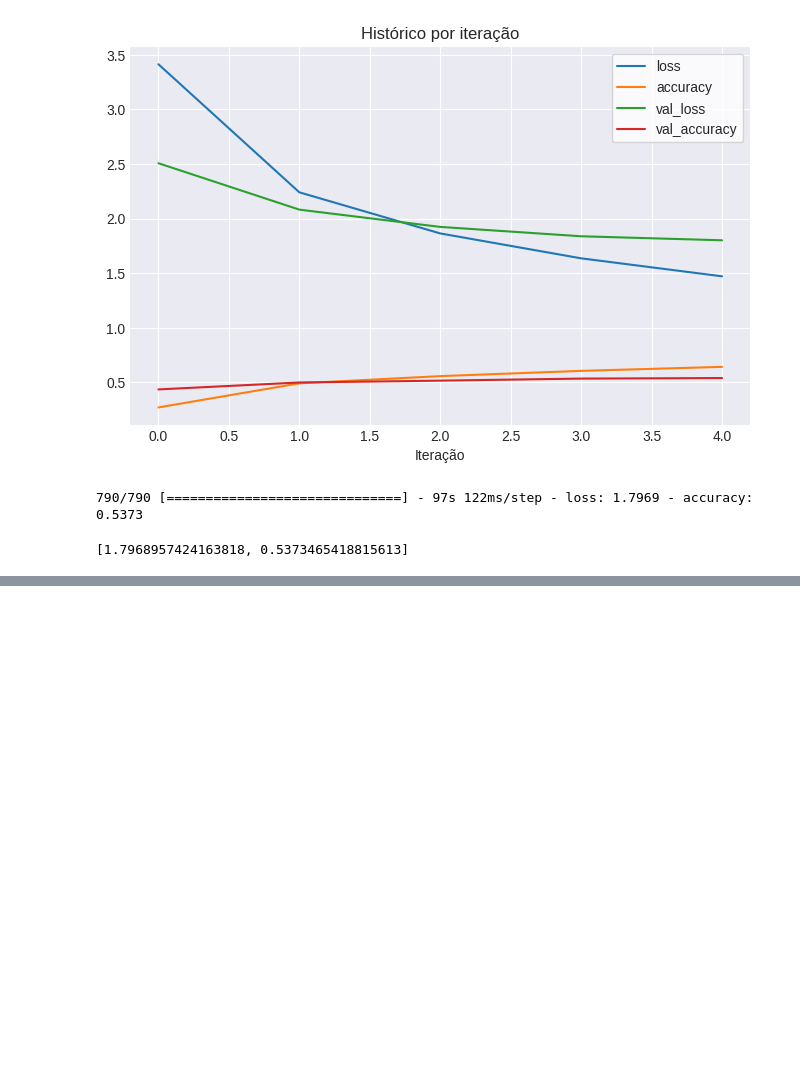
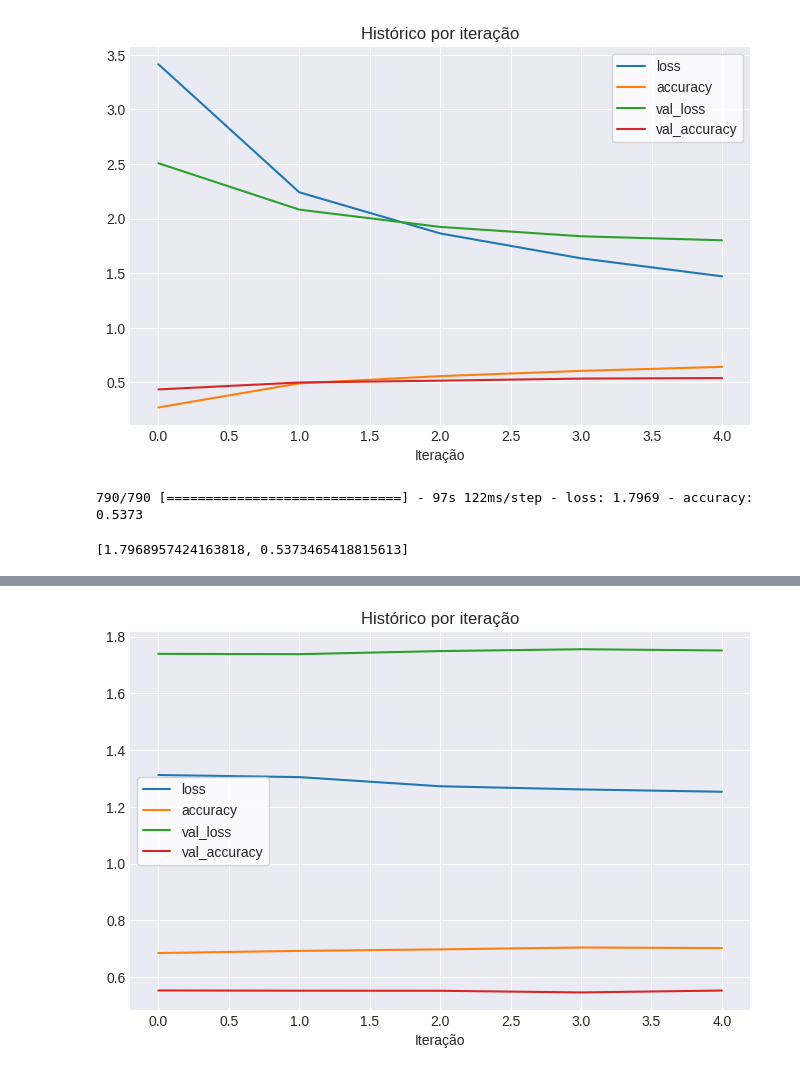
Before and after one commit to flohmannjr/tensorflow_curso, a Jupyter notebook: TensorFlow_TL3_Scaling_Up.ipynb, the cells around one changed output, grey strips where cells are left out. Saved outputs shown, nothing was run; the diff lists cells and outputs as text; code cells hidden in the pictures; blank space fills up the shorter version.

Commit message:
Add modelo 10% expandido ressintonizado

```diff
--- a/TensorFlow_TL3_Scaling_Up.ipynb
+++ b/TensorFlow_TL3_Scaling_Up.ipynb
@@ -34,8 +34,6 @@ TAMANHO_LOTE = 32
 FORMATO_IMAGEM = (224, 224)
 MODO_CLASSE = 'categorical'
 
-CAMINHO_CHECKPOINT = 'checkpoints/scaling_up'
-
 FORMATO_ENTRADA = FORMATO_IMAGEM + (3,)
 ATIVACAO = 'softmax'
 
@@ -44,8 +42,10 @@ METRICAS = ['accuracy']
 
 # OTIMIZADOR = 'Adam'
 # APRENDIZADO = 0.001
+APRENDIZADO_RESSINTONIZADO = 0.0001
 
 ITERACOES = 5
+ITERACOES_RESSINTONIZADAS = ITERACOES + 5
 # %% [markdown]
 ### Funções
 # %%
@@ -155,9 +146,7 @@ historico = modelo.fit(dados_treino_10,
                        steps_per_epoch=len(dados_treino_10),
                        validation_data=dados_teste,
                        validation_steps=int(0.15 + len(dados_teste)), # Apenas 15% da base de teste
-                       callbacks=[criar_callback_tensorboard(diretorio='scaling_up',
-                                                             experimento='modelo_10_expandido'),
-                                  callback_checkpoint],
+                       callbacks=[criar_callback_tensorboard(diretorio='scaling_up', experimento='modelo_10_expandido')],
                        verbose=1)
 # %% [output]
 Salvando log TensorBoard em: 'scaling_up/modelo_10_extendido/20230124-185254'.
@@ -188,0 +180,17 @@ validacao_original
+# %%
+# "Descongela" as últimas 5 camadas do modelo_base (EfficientNetB0).
+for layer in modelo_base.layers[-5:]:
+    layer.trainable = True
+
+modelo.compile(loss=PERDA,
+               optimizer=Adam(learning_rate=APRENDIZADO_RESSINTONIZADO),
+               metrics=METRICAS)
+# %%
+historico_ressintonizado = modelo.fit(dados_treino_10,
+                                     epochs=ITERACOES_RESSINTONIZADAS,
+                                     steps_per_epoch=len(dados_treino_10),
+                                     initial_epoch=len(historico.epoch),
+                                     validation_data=dados_teste,
+                                     validation_steps=int(0.15 * len(dados_teste)),
+                                     callbacks=[criar_callback_tensorboard(diretorio='scaling_up', experimento='modelo_10_expandido_ressintonizado')],
+                                     verbose=1)
@@ -188,0 +209,4 @@ validacao_original
+# %%
+grafico_historico_por_iteracao(historico_ressintonizado)
+# %% [output]
+[figure, added]
```
Also changed, not shown: parts of 10 cells of this notebook.
